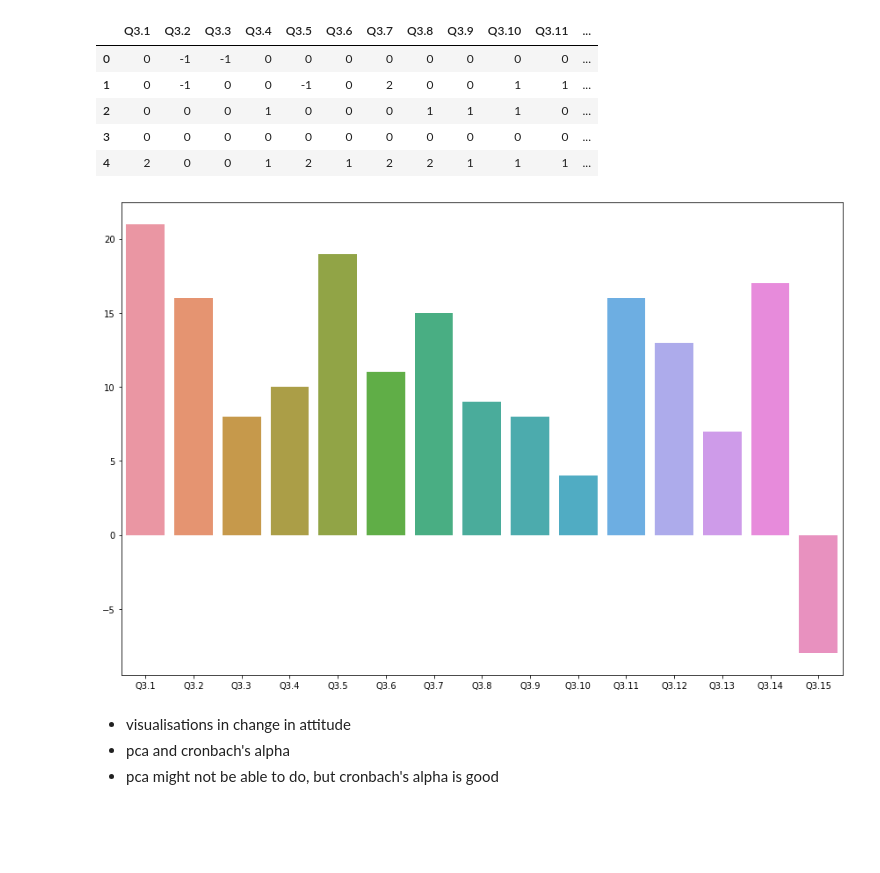
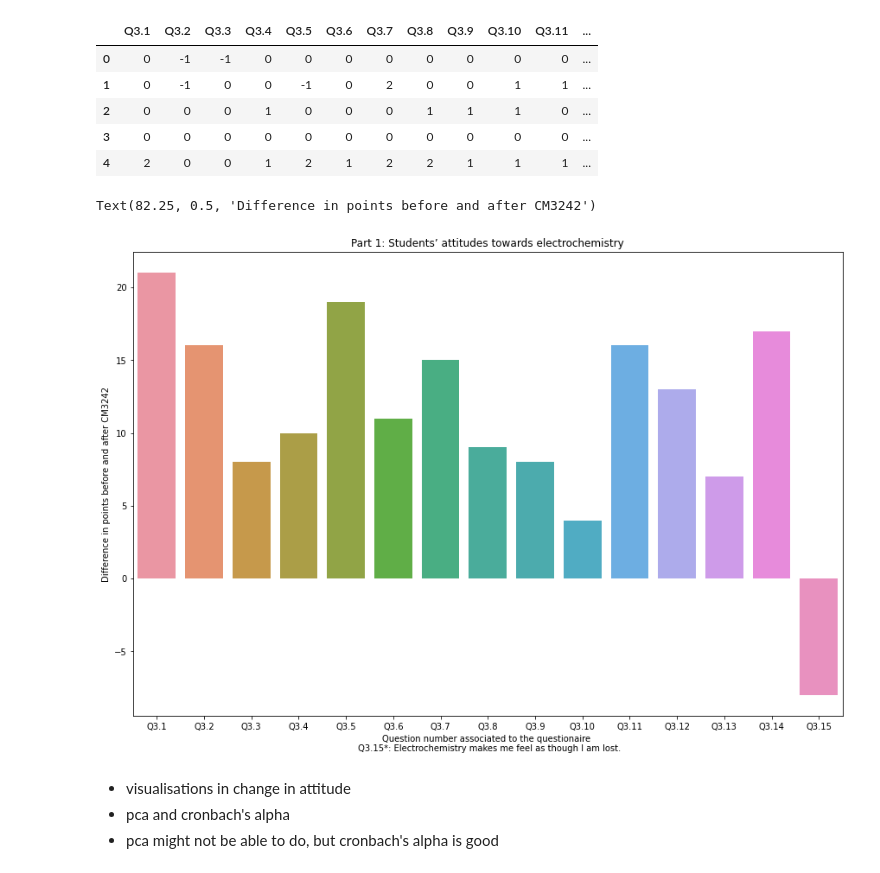
Before and after one commit to kwangyy/electro-analysis, a Jupyter notebook: part_1_analysis.ipynb, the cells around one changed output. Drawn from its saved outputs; the diff is of its cells as text; code cells hidden in the pictures; blank space fills up the shorter version.

```diff
--- a/part_1_analysis.ipynb
+++ b/part_1_analysis.ipynb
@@ -68,12 +68,19 @@ for i in range(len(opinion_diff)):
 # %%
 import matplotlib.pyplot as plt
 import seaborn as sns
-# %%
-plt.figure(figsize = (12, 8))
-sns.barplot(x = opinion_diff.index, y = opinion_diff.values, order = opinion_order)
-plt.tight_layout()
-# %% [output]
-[figure, removed]
+# %%
+plt.figure(figsize = (12, 8))
+sns.barplot(x = opinion_diff.index, y = opinion_diff.values, order = opinion_order)
+plt.tight_layout()
+plt.title("Part 1: Students’ attitudes towards electrochemistry")
+plt.xlabel("Question number associated to the questionaire \n Q3.15*: Electrochemistry makes me feel as though I am lost.")
+plt.ylabel("Difference in points before and after CM3242")
+
+# TODO: Greyscale
+# TODO: Maybe change the x-label
+# %% [output]
+Text(82.25, 0.5, 'Difference in points before and after CM3242')
+[figure, added]
 # %% [markdown]
 - visualisations in change in attitude
 - pca and cronbach's alpha
```
Also changed, not shown: 3 other files.
